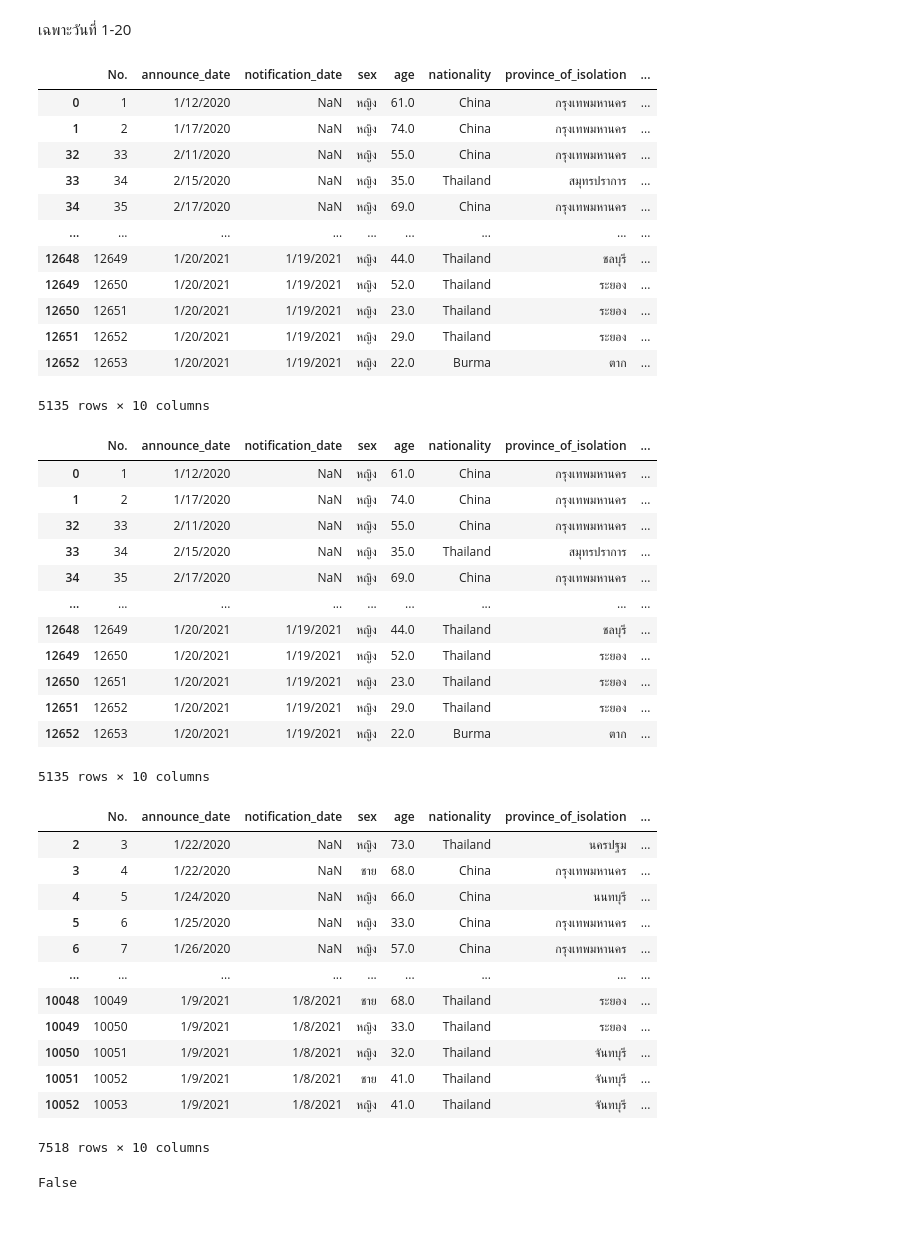
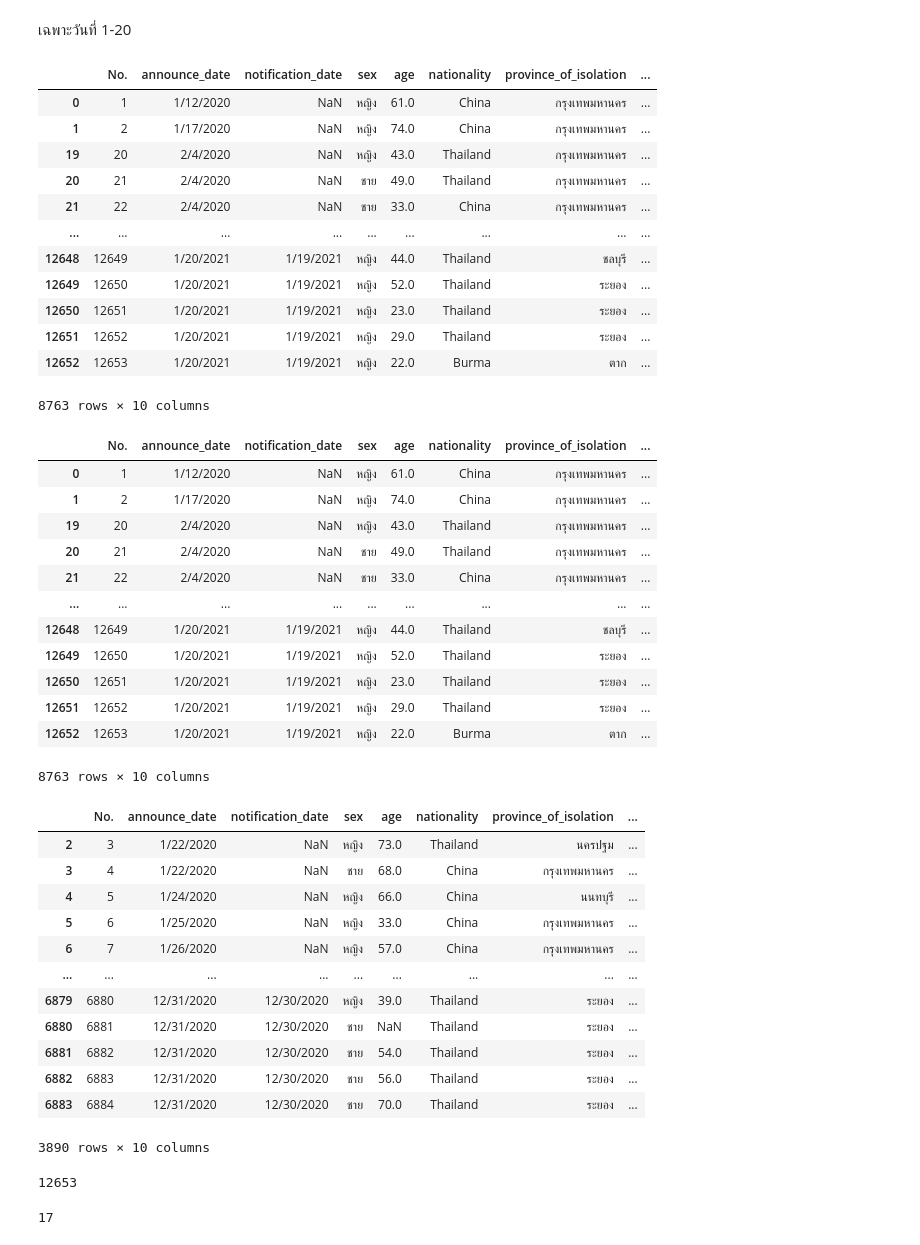
Before and after one commit to ThanikPimpiban/data_viz_2022, a Jupyter notebook: Pandas101.ipynb, the cells around one changed output. Drawn from its saved outputs; the diff is of its cells as text; code cells hidden in the pictures.

````diff
--- a/Pandas101.ipynb
+++ b/Pandas101.ipynb
@@ -823,9 +823,12 @@ data_covid #แสดงข้อมูลของ data_covid
 # %% [markdown]
 เฉพาะวันที่ 1-20
 # %%
+#### แบบ 2 เงื่อนไข
+
+
 TF=list()   ## กำหนด TF ให้เป็น list ว่าง เพื่อใช้เติมค่า loop
 for each_row in data_covid.iterrows(): ## loop each_row ใน data_covid
-    if (each_row[1]['announce_date'].split('/')[1] >= '1') and (each_row[1]['announce_date'].split('/')[1] <= '20') : #สร้างเงื่อนไข 2 อย่าง ได้แก่ 1. announce_date ที่มากกว่าเท่ากับ 1 และ 2. announce_date ที่น้อยกว่าเท่ากับ 20
+    if (int(each_row[1]['announce_date'].split('/')[1]) >= 1 ) and (int(each_row[1]['announce_date'].split('/')[1])<= 20) : #สร้างเงื่อนไข 2 อย่าง ได้แก่ 1. announce_date ที่มากกว่าเท่ากับ 1 และ 2. announce_date ที่น้อยกว่าเท่ากับ 20
         TF.append(True) ## หากเงื่อนไขถูกต้องให้เพิ่มเข้าไปใน TF
     else:
         TF.append(False) ## หากเงื่อนไขไม่ถูกต้อง ไม่ให้เพิ่มเข้าไปใน TF
@@ -835,63 +838,76 @@ data_covid[TF] ## แสดงผล
 |  | No. | announce_date | notification_date | sex | age | nationality | province_of_isolation | ... |
 | 0 | 1 | 1/12/2020 | NaN | หญิง | 61.0 | China | กรุงเทพมหานคร | ... |
 | 1 | 2 | 1/17/2020 | NaN | หญิง | 74.0 | China | กรุงเทพมหานคร | ... |
-| 32 | 33 | 2/11/2020 | NaN | หญิง | 55.0 | China | กรุงเทพมหานคร | ... |
-| 33 | 34 | 2/15/2020 | NaN | หญิง | 35.0 | Thailand | สมุทรปราการ | ... |
-| 34 | 35 | 2/17/2020 | NaN | หญิง | 69.0 | China | กรุงเทพมหานคร | ... |
+| 19 | 20 | 2/4/2020 | NaN | หญิง | 43.0 | Thailand | กรุงเทพมหานคร | ... |
+| 20 | 21 | 2/4/2020 | NaN | ชาย | 49.0 | Thailand | กรุงเทพมหานคร | ... |
+| 21 | 22 | 2/4/2020 | NaN | ชาย | 33.0 | China | กรุงเทพมหานคร | ... |
 | ... | ... | ... | ... | ... | ... | ... | ... | ... |
 | 12648 | 12649 | 1/20/2021 | 1/19/2021 | หญิง | 44.0 | Thailand | ชลบุรี | ... |
 | 12649 | 12650 | 1/20/2021 | 1/19/2021 | หญิง | 52.0 | Thailand | ระยอง | ... |
 | 12650 | 12651 | 1/20/2021 | 1/19/2021 | หญิง | 23.0 | Thailand | ระยอง | ... |
 | 12651 | 12652 | 1/20/2021 | 1/19/2021 | หญิง | 29.0 | Thailand | ระยอง | ... |
 | 12652 | 12653 | 1/20/2021 | 1/19/2021 | หญิง | 22.0 | Burma | ตาก | ... |
-5135 rows × 10 columns
+8763 rows × 10 columns
 # %%
-TF=list() ## กำหนด TF ให้เป็น list ว่าง เพื่อใช้เติมค่า loop
+#### แบบ 1 เงื่อนไข
+
+TF2=list() ## กำหนด TF ให้เป็น list ว่าง เพื่อใช้เติมค่า loop
 for each_row in data_covid.iterrows(): ## loop each_row ใน data_covid
-    if each_row[1]['announce_date'].split('/')[1] < '21' : #สร้างเงื่อนไข announce_date ที่น้อยกว่า 21
-        TF.append(True) ## หากเงื่อนไขถูกต้องให้เพิ่มเข้าไปใน TF
+    if int(each_row[1]['announce_date'].split('/')[1]) < 21 : #สร้างเงื่อนไข announce_date ที่น้อยกว่า 21
+        TF2.append(True) ## หากเงื่อนไขถูกต้องให้เพิ่มเข้าไปใน TF
     else:
-        TF.append(False) ## หากเงื่อนไขไม่ถูกต้อง ไม่ให้เพิ่มเข้าไปใน TF
+        TF2.append(False) ## หากเงื่อนไขไม่ถูกต้อง ไม่ให้เพิ่มเข้าไปใน TF
 
-data_covid[TF] ## แสดงผล
+data_covid[TF2] ## แสดงผล
 # %% [output]
 |  | No. | announce_date | notification_date | sex | age | nationality | province_of_isolation | ... |
 | 0 | 1 | 1/12/2020 | NaN | หญิง | 61.0 | China | กรุงเทพมหานคร | ... |
 | 1 | 2 | 1/17/2020 | NaN | หญิง | 74.0 | China | กรุงเทพมหานคร | ... |
-| 32 | 33 | 2/11/2020 | NaN | หญิง | 55.0 | China | กรุงเทพมหานคร | ... |
-| 33 | 34 | 2/15/2020 | NaN | หญิง | 35.0 | Thailand | สมุทรปราการ | ... |
-| 34 | 35 | 2/17/2020 | NaN | หญิง | 69.0 | China | กรุงเทพมหานคร | ... |
+| 19 | 20 | 2/4/2020 | NaN | หญิง | 43.0 | Thailand | กรุงเทพมหานคร | ... |
+| 20 | 21 | 2/4/2020 | NaN | ชาย | 49.0 | Thailand | กรุงเทพมหานคร | ... |
+| 21 | 22 | 2/4/2020 | NaN | ชาย | 33.0 | China | กรุงเทพมหานคร | ... |
 | ... | ... | ... | ... | ... | ... | ... | ... | ... |
 | 12648 | 12649 | 1/20/2021 | 1/19/2021 | หญิง | 44.0 | Thailand | ชลบุรี | ... |
 | 12649 | 12650 | 1/20/2021 | 1/19/2021 | หญิง | 52.0 | Thailand | ระยอง | ... |
 | 12650 | 12651 | 1/20/2021 | 1/19/2021 | หญิง | 23.0 | Thailand | ระยอง | ... |
 | 12651 | 12652 | 1/20/2021 | 1/19/2021 | หญิง | 29.0 | Thailand | ระยอง | ... |
 | 12652 | 12653 | 1/20/2021 | 1/19/2021 | หญิง | 22.0 | Burma | ตาก | ... |
-5135 rows × 10 columns
+8763 rows × 10 columns
 # %%
-TF=list()
+### หาวันที่เหลือ (วันที่ 21-31)
+
+TF3=list()
 for each_row in data_covid.iterrows():
-    if each_row[1]['announce_date'].split('/')[1] >= '21' :
-        TF.append(True)
+    if int(each_row[1]['announce_date'].split('/')[1]) >= 21 :
+        TF3.append(True)
     else:
-        TF.append(False)
+        TF3.append(False)
 
-data_covid[TF]
+data_covid[TF3]
 # %% [output]
 |  | No. | announce_date | notification_date | sex | age | nationality | province_of_isolation | ... |
 | 2 | 3 | 1/22/2020 | NaN | หญิง | 73.0 | Thailand | นครปฐม | ... |
 | 3 | 4 | 1/22/2020 | NaN | ชาย | 68.0 | China | กรุงเทพมหานคร | ... |
 | 4 | 5 | 1/24/2020 | NaN | หญิง | 66.0 | China | นนทบุรี | ... |
 | 5 | 6 | 1/25/2020 | NaN | หญิง | 33.0 | China | กรุงเทพมหานคร | ... |
 | 6 | 7 | 1/26/2020 | NaN | หญิง | 57.0 | China | กรุงเทพมหานคร | ... |
 | ... | ... | ... | ... | ... | ... | ... | ... | ... |
-| 10048 | 10049 | 1/9/2021 | 1/8/2021 | ชาย | 68.0 | Thailand | ระยอง | ... |
-| 10049 | 10050 | 1/9/2021 | 1/8/2021 | หญิง | 33.0 | Thailand | ระยอง | ... |
-| 10050 | 10051 | 1/9/2021 | 1/8/2021 | หญิง | 32.0 | Thailand | จันทบุรี | ... |
-| 10051 | 10052 | 1/9/2021 | 1/8/2021 | ชาย | 41.0 | Thailand | จันทบุรี | ... |
-| 10052 | 10053 | 1/9/2021 | 1/8/2021 | หญิง | 41.0 | Thailand | จันทบุรี | ... |
+| 6879 | 6880 | 12/31/2020 | 12/30/2020 | หญิง | 39.0 | Thailand | ระยอง | ... |
+| 6880 | 6881 | 12/31/2020 | 12/30/2020 | ชาย | NaN | Thailand | ระยอง | ... |
+| 6881 | 6882 | 12/31/2020 | 12/30/2020 | ชาย | 54.0 | Thailand | ระยอง | ... |
+| 6882 | 6883 | 12/31/2020 | 12/30/2020 | ชาย | 56.0 | Thailand | ระยอง | ... |
+| 6883 | 6884 | 12/31/2020 | 12/30/2020 | ชาย | 70.0 | Thailand | ระยอง | ... |
-7518 rows × 10 columns
+3890 rows × 10 columns
-# %%
-data_covid['announce_date'].isnull().any()
-# %% [output]
-False
+# %%
+## จำนวนแถวของวันที่ 1-20  +  จำนวนแถวของวันที่ 21-31
+all_row = int(data_covid[TF].shape[0]) + int(data_covid[TF3].shape[0])
+all_row
+# %% [output]
+12653
+# %%
+## ลองศึกษา function ``` .split ```
+
+t = data_covid['announce_date']
+int(t[1].split('/')[1])
+# %% [output]
+17
````
